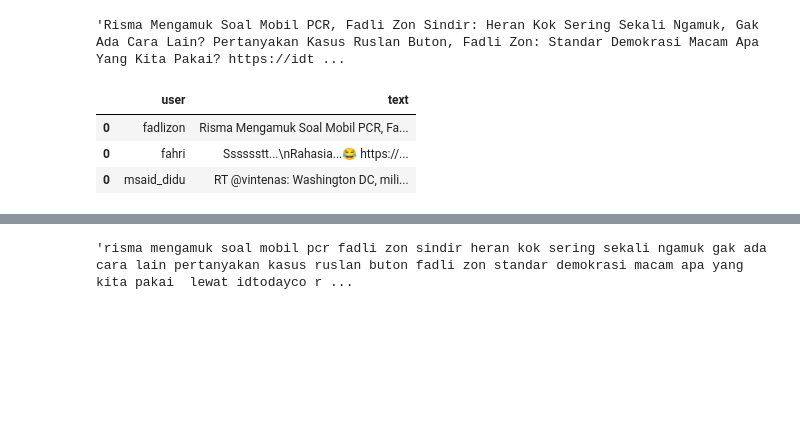
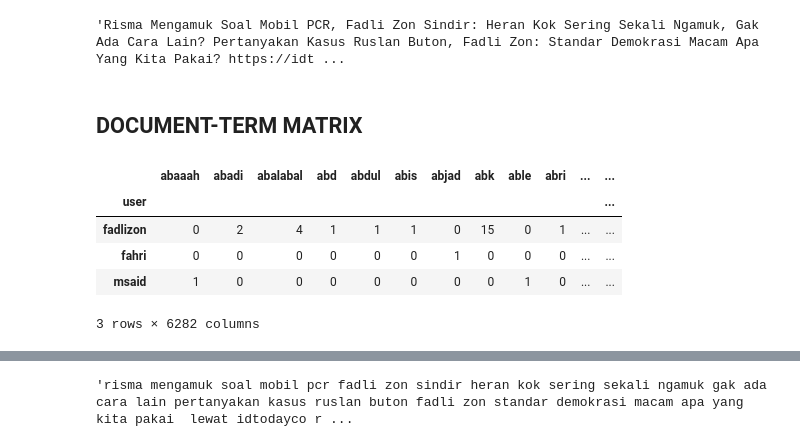
Before and after one commit to irzaip/NLP_PIPE, a Jupyter notebook: Explorasi.ipynb, the cells around one changed output, grey strips where cells are left out. Cells and saved outputs as stored; diff of their text form; code cells hidden in the pictures; blank space fills up the shorter version.

```diff
--- a/Explorasi.ipynb
+++ b/Explorasi.ipynb
@@ -24,14 +24,28 @@ hi = pd.read_pickle('msaid_didu.pkl')
 # %%
 frames = [df, fg, hi]
 dg = pd.concat(frames)
-# %%
-dg
-# %% [output]
-|  | user | text |
-| 0 | fadlizon | Risma Mengamuk Soal Mobil PCR, Fa... |
-| 0 | fahri | Sssssstt...\nRahasia...😂 https://... |
-| 0 | msaid_didu | RT @vintenas: Washington DC, mili... |
 # %%
-dgg = pd.DataFrame(dgg.text.apply(round2))
+dgg = pd.DataFrame(dg.text.apply(round1))
 # %%
 dgg['user'] = ['fadlizon', 'fahri', 'msaid']
+dgg = dgg.set_index('user')
+# %%
+data_clean = dgg
+# %% [markdown]
+## DOCUMENT-TERM MATRIX
+# %%
+# We are going to create a document-term matrix using CountVectorizer, and exclude common English stop words
+from sklearn.feature_extraction.text import CountVectorizer
+
+cv = CountVectorizer(stop_words='english')
+data_cv = cv.fit_transform(data_clean.text)
+data_dtm = pd.DataFrame(data_cv.toarray(), columns=cv.get_feature_names())
+data_dtm.index = data_clean.index
+data_dtm
+# %% [output]
+|  | abaaah | abadi | abalabal | abd | abdul | abis | abjad | abk | able | abri | ... | ... |
+| user |  |  |  |  |  |  |  |  |  |  |  | ... |
+| fadlizon | 0 | 2 | 4 | 1 | 1 | 1 | 0 | 15 | 0 | 1 | ... | ... |
+| fahri | 0 | 0 | 0 | 0 | 0 | 0 | 1 | 0 | 0 | 0 | ... | ... |
+| msaid | 1 | 0 | 0 | 0 | 0 | 0 | 0 | 0 | 1 | 0 | ... | ... |
+3 rows × 6282 columns
```
Also changed, not shown: parts of 2 cells of this notebook, 8 other files.
